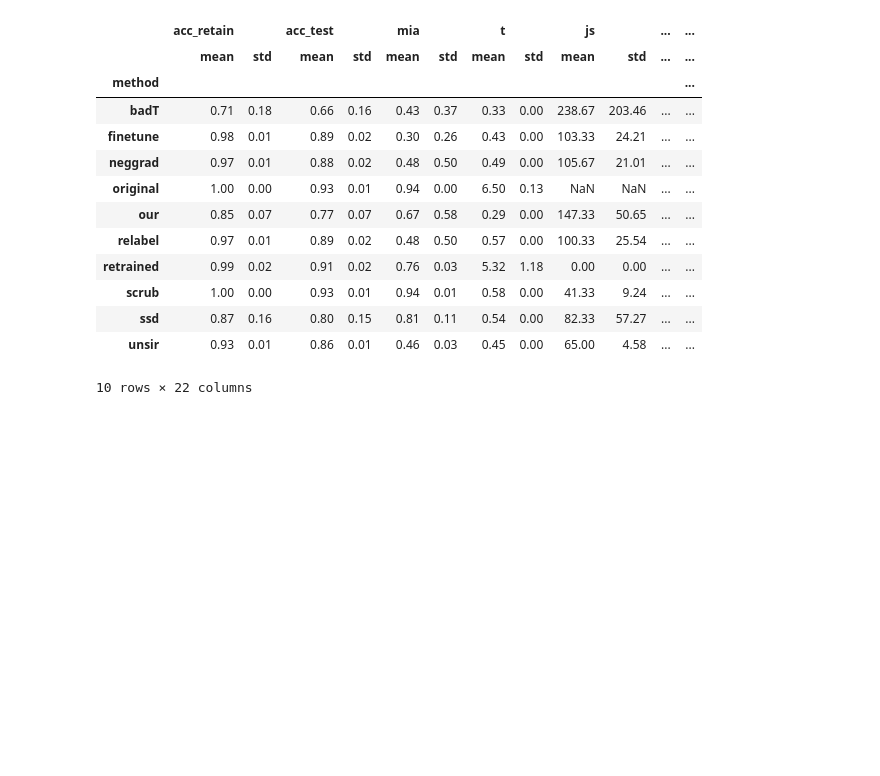
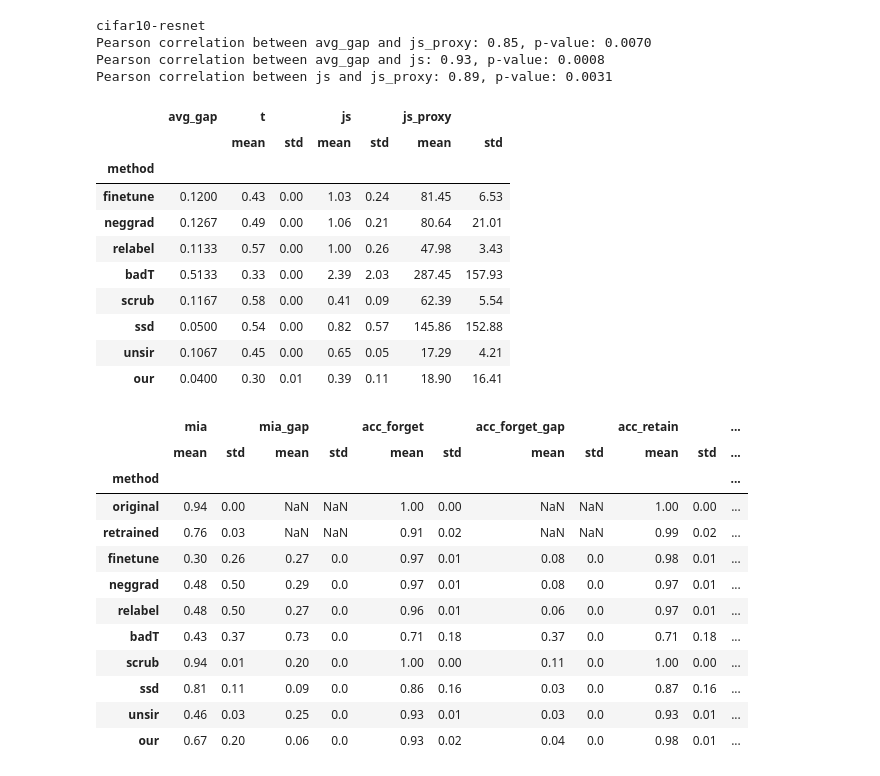
Before and after one commit to cspartalis/LoTUS, a Jupyter notebook: notebooks/results.ipynb, the cells around one changed output. Drawn from its saved outputs; the diff is of its cells as text; code cells hidden in the pictures; blank space fills up the shorter version.

Commit message:
tuning and results

```diff
--- a/notebooks/results.ipynb
+++ b/notebooks/results.ipynb
@@ -1,49 +0,0 @@
-# %%
-import sys
-import mlflow
-import pandas as pd
-from mlflow.tracking import MlflowClient
-sys.path.append('../src/')
-from helpers.mlflow_utils import mlflow_tracking_uri
-import matplotlib.pyplot as plt
-
-client = MlflowClient(tracking_uri=mlflow_tracking_uri)
-experiment_id = '206'
-unlearning_methods = ['finetune', 'neggrad', 'relabel', 'badT', 'scrub', 'ssd', 'unsir', 'our']
-runs = client.search_runs(experiment_id)
-# Convert runs to a DataFrame
-metrics = ["mia", "acc_forget", "acc_retain", "t", "acc_test", "js", "js_proxy"]
-runs_df = pd.DataFrame([{k: v for k, v in run.data.metrics.items() if k in metrics} for run in runs])
-runs_df['method'] = [run.data.tags.get('mlflow.runName') for run in runs]
-runs_df['seed'] = [run.data.params.get('seed') for run in runs]
-runs_df = runs_df.set_index(['method', 'seed'])
-
-gap_metrics = ['mia', 'acc_forget', 'acc_retain', 'acc_test']
-unlearning_methods = ['finetune', 'neggrad', 'relabel', 'badT', 'scrub', 'ssd', 'unsir', 'our', 'retrained']
-# Calculate the difference in 't' between the unlearning methods and 'retrain' of the same seed
-for method in unlearning_methods:
-    for metric in gap_metrics:
-        for seed in runs_df.index.get_level_values('seed').unique():
-            runs_df.loc[method, f'{metric}_gap'] = abs(runs_df.loc[(method, seed), metric] - runs_df.loc[('retrained', seed), metric])
-
-grouped_df = runs_df.groupby('method').aggregate(['mean', 'std'])
-grouped_df['js'] = grouped_df['js'].apply(lambda x: x*1e6)
-grouped_df = grouped_df.round(2)
-
-# Display the updated DataFrame
-grouped_df
-# %% [output]
-|  | acc_retain |  | acc_test |  | mia |  | t |  | js |  | ... | ... |
-|  | mean | std | mean | std | mean | std | mean | std | mean | std | ... | ... |
-| method |  |  |  |  |  |  |  |  |  |  |  | ... |
-| badT | 0.71 | 0.18 | 0.66 | 0.16 | 0.43 | 0.37 | 0.33 | 0.00 | 238.67 | 203.46 | ... | ... |
-| finetune | 0.98 | 0.01 | 0.89 | 0.02 | 0.30 | 0.26 | 0.43 | 0.00 | 103.33 | 24.21 | ... | ... |
-| neggrad | 0.97 | 0.01 | 0.88 | 0.02 | 0.48 | 0.50 | 0.49 | 0.00 | 105.67 | 21.01 | ... | ... |
-| original | 1.00 | 0.00 | 0.93 | 0.01 | 0.94 | 0.00 | 6.50 | 0.13 | NaN | NaN | ... | ... |
-| our | 0.85 | 0.07 | 0.77 | 0.07 | 0.67 | 0.58 | 0.29 | 0.00 | 147.33 | 50.65 | ... | ... |
-| relabel | 0.97 | 0.01 | 0.89 | 0.02 | 0.48 | 0.50 | 0.57 | 0.00 | 100.33 | 25.54 | ... | ... |
-| retrained | 0.99 | 0.02 | 0.91 | 0.02 | 0.76 | 0.03 | 5.32 | 1.18 | 0.00 | 0.00 | ... | ... |
-| scrub | 1.00 | 0.00 | 0.93 | 0.01 | 0.94 | 0.01 | 0.58 | 0.00 | 41.33 | 9.24 | ... | ... |
-| ssd | 0.87 | 0.16 | 0.80 | 0.15 | 0.81 | 0.11 | 0.54 | 0.00 | 82.33 | 57.27 | ... | ... |
-| unsir | 0.93 | 0.01 | 0.86 | 0.01 | 0.46 | 0.03 | 0.45 | 0.00 | 65.00 | 4.58 | ... | ... |
-10 rows × 22 columns
@@ -83,0 +157,31 @@ grouped_df
+# %%
+rn_cifar10, appendix_df = get_results("cifar10-resnet")
+# %% [output]
+cifar10-resnet
+Pearson correlation between avg_gap and js_proxy: 0.85, p-value: 0.0070
+Pearson correlation between avg_gap and js: 0.93, p-value: 0.0008
+Pearson correlation between js and js_proxy: 0.89, p-value: 0.0031
+|  | avg_gap | t |  | js |  | js_proxy |  |
+|  |  | mean | std | mean | std | mean | std |
+| method |  |  |  |  |  |  |  |
+| finetune | 0.1200 | 0.43 | 0.00 | 1.03 | 0.24 | 81.45 | 6.53 |
+| neggrad | 0.1267 | 0.49 | 0.00 | 1.06 | 0.21 | 80.64 | 21.01 |
+| relabel | 0.1133 | 0.57 | 0.00 | 1.00 | 0.26 | 47.98 | 3.43 |
+| badT | 0.5133 | 0.33 | 0.00 | 2.39 | 2.03 | 287.45 | 157.93 |
+| scrub | 0.1167 | 0.58 | 0.00 | 0.41 | 0.09 | 62.39 | 5.54 |
+| ssd | 0.0500 | 0.54 | 0.00 | 0.82 | 0.57 | 145.86 | 152.88 |
+| unsir | 0.1067 | 0.45 | 0.00 | 0.65 | 0.05 | 17.29 | 4.21 |
+| our | 0.0400 | 0.30 | 0.01 | 0.39 | 0.11 | 18.90 | 16.41 |
+|  | mia |  | mia_gap |  | acc_forget |  | acc_forget_gap |  | acc_retain |  | ... |
+|  | mean | std | mean | std | mean | std | mean | std | mean | std | ... |
+| method |  |  |  |  |  |  |  |  |  |  | ... |
+| original | 0.94 | 0.00 | NaN | NaN | 1.00 | 0.00 | NaN | NaN | 1.00 | 0.00 | ... |
+| retrained | 0.76 | 0.03 | NaN | NaN | 0.91 | 0.02 | NaN | NaN | 0.99 | 0.02 | ... |
+| finetune | 0.30 | 0.26 | 0.27 | 0.0 | 0.97 | 0.01 | 0.08 | 0.0 | 0.98 | 0.01 | ... |
+| neggrad | 0.48 | 0.50 | 0.29 | 0.0 | 0.97 | 0.01 | 0.08 | 0.0 | 0.97 | 0.01 | ... |
+| relabel | 0.48 | 0.50 | 0.27 | 0.0 | 0.96 | 0.01 | 0.06 | 0.0 | 0.97 | 0.01 | ... |
+| badT | 0.43 | 0.37 | 0.73 | 0.0 | 0.71 | 0.18 | 0.37 | 0.0 | 0.71 | 0.18 | ... |
+| scrub | 0.94 | 0.01 | 0.20 | 0.0 | 1.00 | 0.00 | 0.11 | 0.0 | 1.00 | 0.00 | ... |
+| ssd | 0.81 | 0.11 | 0.09 | 0.0 | 0.86 | 0.16 | 0.03 | 0.0 | 0.87 | 0.16 | ... |
+| unsir | 0.46 | 0.03 | 0.25 | 0.0 | 0.93 | 0.01 | 0.03 | 0.0 | 0.93 | 0.01 | ... |
+| our | 0.67 | 0.20 | 0.06 | 0.0 | 0.93 | 0.02 | 0.04 | 0.0 | 0.98 | 0.01 | ... |
```
Also changed, not shown: parts of 8 cells of this notebook, 25 other files.
